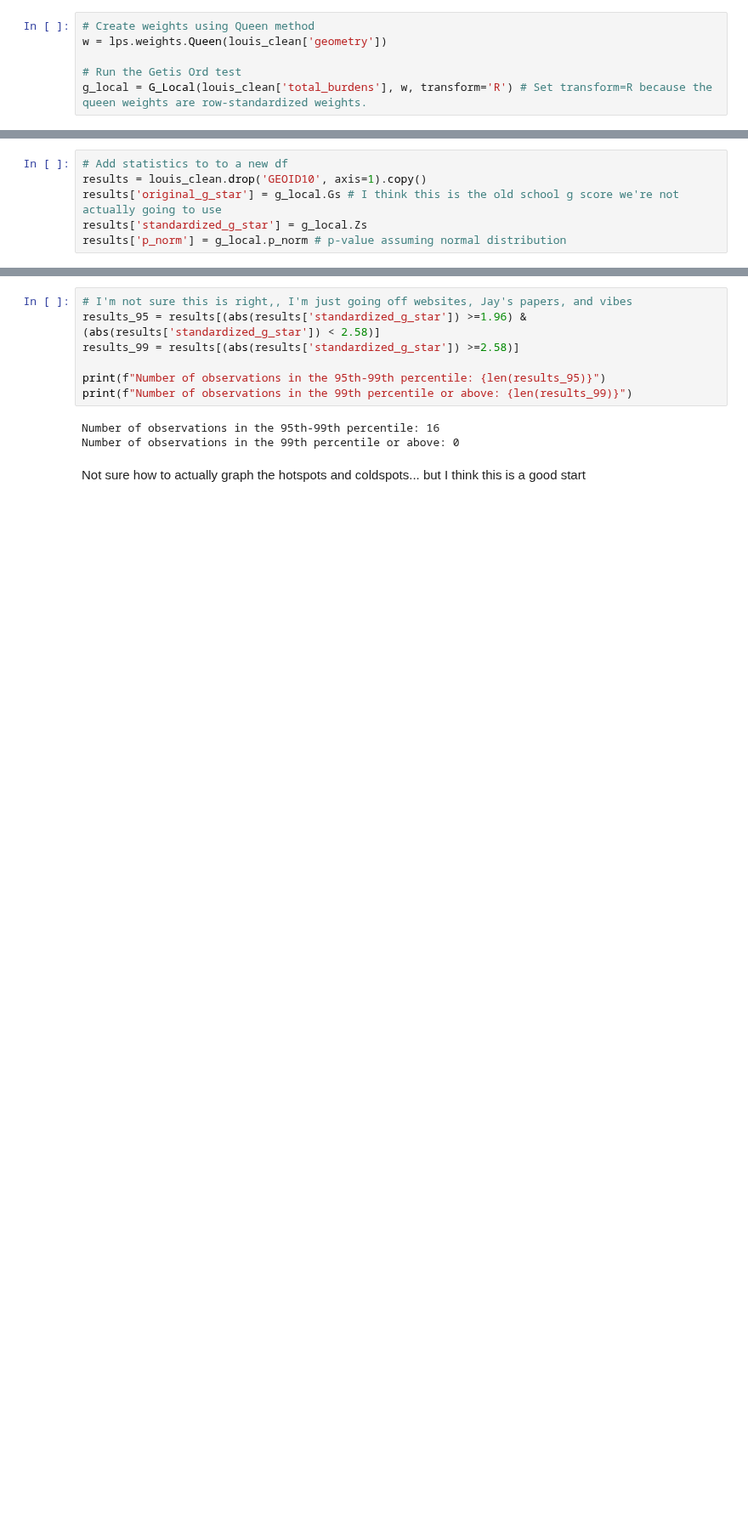
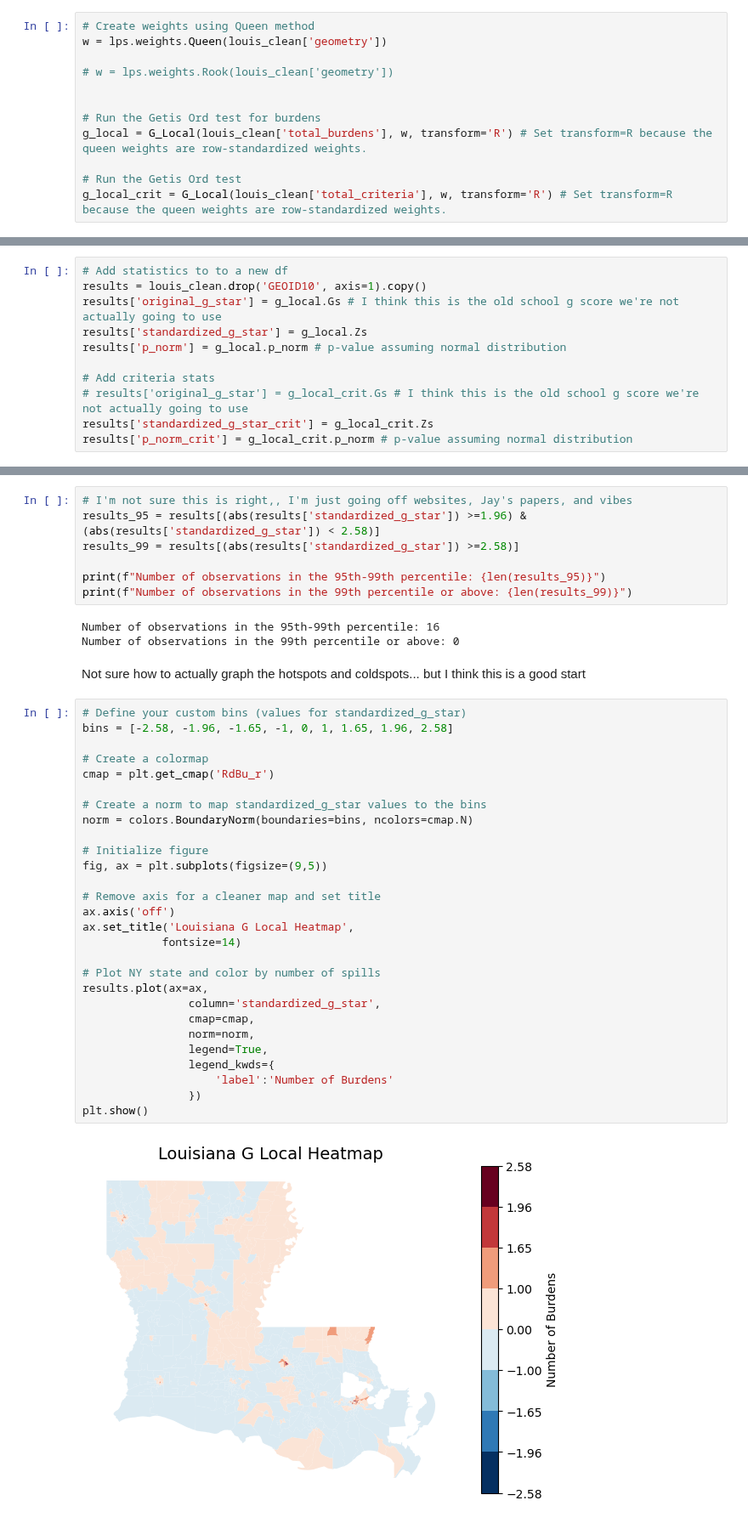
Before and after one commit to haylee360/j40-data-exploration, a Jupyter notebook: exploration.ipynb, the cells around one changed output, grey strips where cells are left out. Shown at 85% size. Cells and saved outputs as stored; diff of their text form; blank space fills up the shorter version.

```diff
--- a/exploration.ipynb
+++ b/exploration.ipynb
@@ -306,5 +305,11 @@ array(['Polygon', 'MultiPolygon'], dtype=object)
 # Create weights using Queen method
 w = lps.weights.Queen(louis_clean['geometry'])
 
+# w = lps.weights.Rook(louis_clean['geometry'])
+
+
+# Run the Getis Ord test for burdens
+g_local = G_Local(louis_clean['total_burdens'], w, transform='R') # Set transform=R because the queen weights are row-standardized weights.
+
 # Run the Getis Ord test
-g_local = G_Local(louis_clean['total_burdens'], w, transform='R') # Set transform=R because the queen weights are row-standardized weights.
+g_local_crit = G_Local(louis_clean['total_criteria'], w, transform='R') # Set transform=R because the queen weights are row-standardized weights.
@@ -321,6 +319,11 @@ results = louis_clean.drop('GEOID10', axis=1).copy()
 results['original_g_star'] = g_local.Gs # I think this is the old school g score we're not actually going to use
 results['standardized_g_star'] = g_local.Zs
 results['p_norm'] = g_local.p_norm # p-value assuming normal distribution
+
+# Add criteria stats
+# results['original_g_star'] = g_local_crit.Gs # I think this is the old school g score we're not actually going to use
+results['standardized_g_star_crit'] = g_local_crit.Zs
+results['p_norm_crit'] = g_local_crit.p_norm # p-value assuming normal distribution
 # %% [markdown]
 There is also `g_local.EGs`, which the documentation says is the "expected value of Gs under normality assumption the values is scalar, since the expectation is identical across all observations"
 
@@ -344,3 +347,33 @@ Number of observations in the 95th-99th percentile: 16
 Number of observations in the 99th percentile or above: 0
 # %% [markdown]
 Not sure how to actually graph the hotspots and coldspots... but I think this is a good start
+# %%
+# Define your custom bins (values for standardized_g_star)
+bins = [-2.58, -1.96, -1.65, -1, 0, 1, 1.65, 1.96, 2.58]
+
+# Create a colormap
+cmap = plt.get_cmap('RdBu_r')
+
+# Create a norm to map standardized_g_star values to the bins
+norm = colors.BoundaryNorm(boundaries=bins, ncolors=cmap.N)
+
+# Initialize figure
+fig, ax = plt.subplots(figsize=(9,5))
+
+# Remove axis for a cleaner map and set title
+ax.axis('off')
+ax.set_title('Louisiana G Local Heatmap',
+            fontsize=14)
+
+# Plot NY state and color by number of spills
+results.plot(ax=ax,
+                column='standardized_g_star',
+                cmap=cmap,
+                norm=norm,
+                legend=True,
+                legend_kwds={
+                    'label':'Number of Burdens'
+                })
+plt.show()
+# %% [output]
+[figure, added]
```
Also changed, not shown: parts of 6 cells of this notebook.
